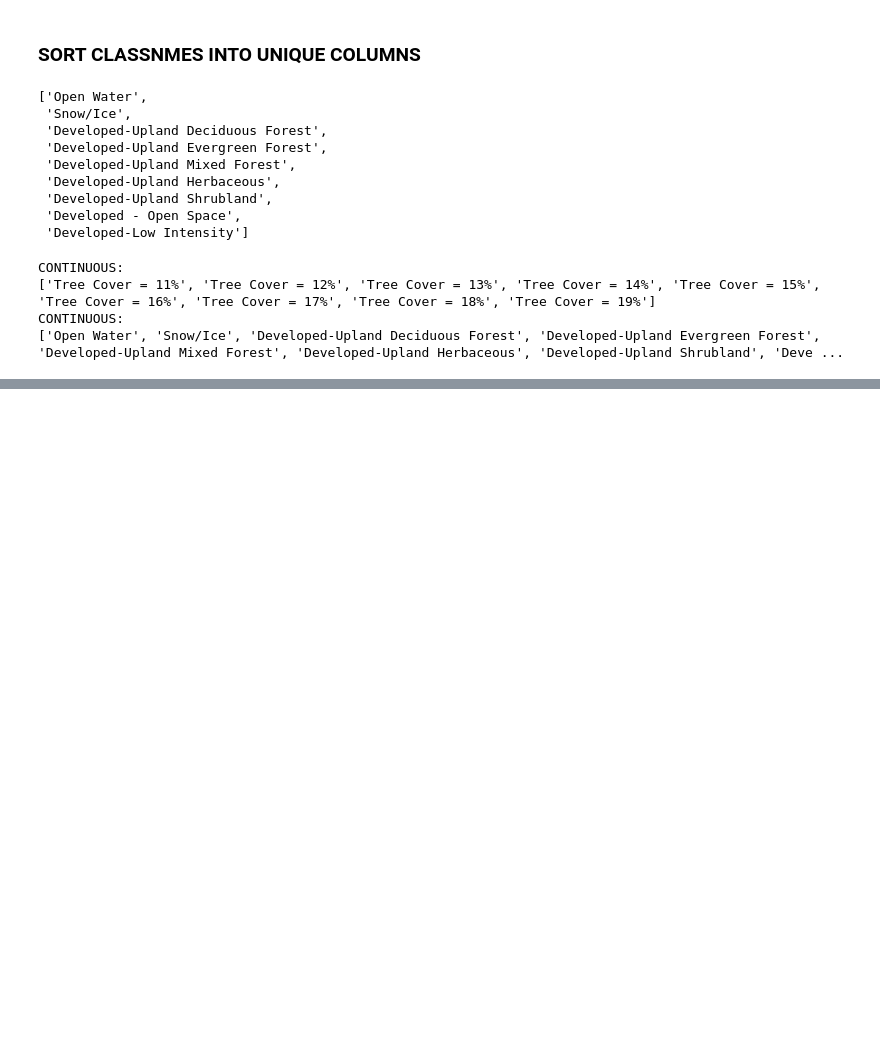
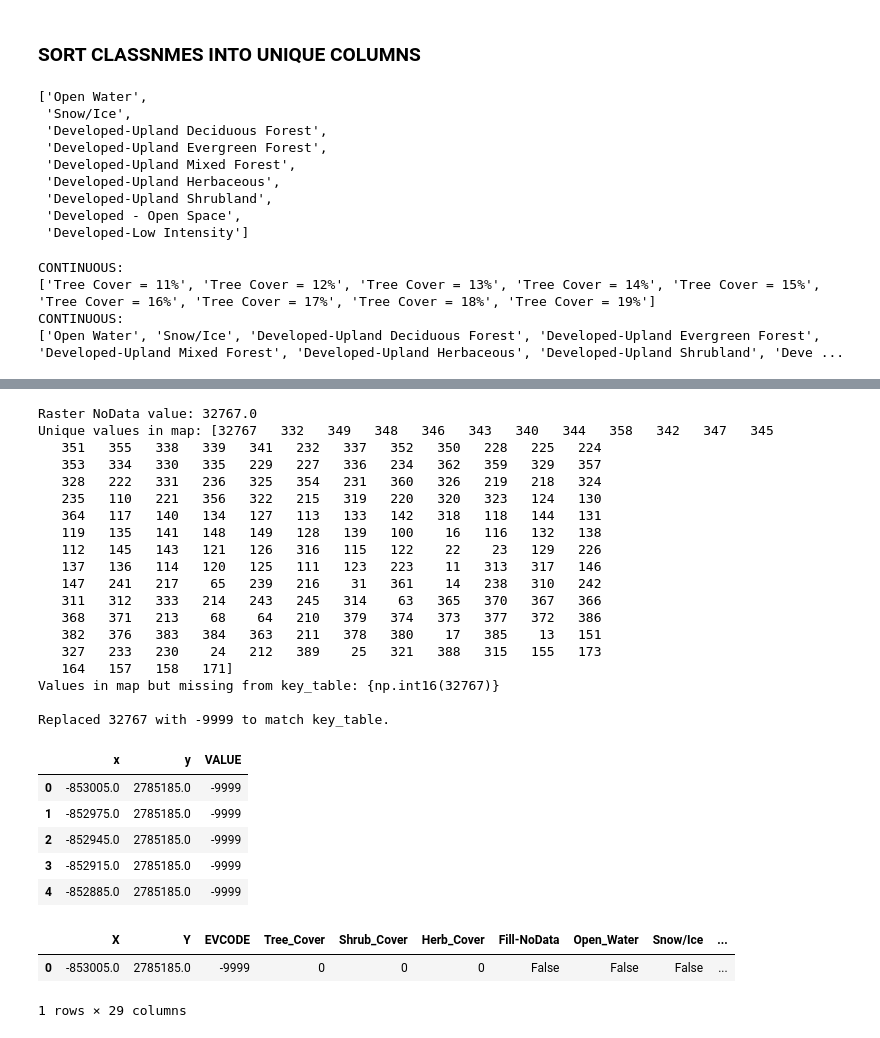
Before and after one commit to a-taylor1/DATA450_Team5, a Jupyter notebook: datamining_project2.ipynb, the cells around one changed output, grey strips where cells are left out. Cells and saved outputs as stored; diff of their text form; code cells hidden in the pictures; blank space fills up the shorter version.

```diff
--- a/datamining_project2.ipynb
+++ b/datamining_project2.ipynb
@@ -169,0 +130,77 @@ result_df
+# %%
+import rasterio
+import numpy as np
+import pandas as pd
+
+# 1. First, create map_df by reading the raster
+with rasterio.open('LF2024_EVC_CONUS.tif') as src:
+    band = src.read(1)
+    transform = src.transform
+    cols, rows = np.meshgrid(np.arange(src.width), np.arange(src.height))
+    xs, ys = transform * (cols, rows)
+
+map_df = pd.DataFrame({
+    'x': xs.flatten(),
+    'y': ys.flatten(),
+    'VALUE': band.flatten()
+})
+
+# 2. Check the raster's official NoData value
+with rasterio.open('LF2024_EVC_CONUS.tif') as src:
+    print(f"Raster NoData value: {src.nodata}")
+
+# 3. Find unique values in our map dataframe
+unique_map_values = map_df['VALUE'].unique()
+print(f"Unique values in map: {unique_map_values}")
+
+# 4. Find which values are missing from the key_table
+missing_from_key = set(unique_map_values) - set(key_table['VALUE'])
+print(f"Values in map but missing from key_table: {missing_from_key}")
+
+# 5. Map the raster's NoData value (32767) to the key_table's NoData value (-9999)
+map_df['VALUE'] = map_df['VALUE'].replace(32767, -9999)
+print("\nReplaced 32767 with -9999 to match key_table.")
+display(map_df.head())
+# %% [output]
+Raster NoData value: 32767.0
+Unique values in map: [32767   332   349   348   346   343   340   344   358   342   347   345
+   351   355   338   339   341   232   337   352   350   228   225   224
+   353   334   330   335   229   227   336   234   362   359   329   357
+   328   222   331   236   325   354   231   360   326   219   218   324
+   235   110   221   356   322   215   319   220   320   323   124   130
+   364   117   140   134   127   113   133   142   318   118   144   131
+   119   135   141   148   149   128   139   100    16   116   132   138
+   112   145   143   121   126   316   115   122    22    23   129   226
+   137   136   114   120   125   111   123   223    11   313   317   146
+   147   241   217    65   239   216    31   361    14   238   310   242
+   311   312   333   214   243   245   314    63   365   370   367   366
+   368   371   213    68    64   210   379   374   373   377   372   386
+   382   376   383   384   363   211   378   380    17   385    13   151
+   327   233   230    24   212   389    25   321   388   315   155   173
+   164   157   158   171]
+Values in map but missing from key_table: {np.int16(32767)}
+
+Replaced 32767 with -9999 to match key_table.
+|  | x | y | VALUE |
+| 0 | -853005.0 | 2785185.0 | -9999 |
+| 1 | -852975.0 | 2785185.0 | -9999 |
+| 2 | -852945.0 | 2785185.0 | -9999 |
+| 3 | -852915.0 | 2785185.0 | -9999 |
+| 4 | -852885.0 | 2785185.0 | -9999 |
+# %%
+# Populate dataframe with default values
+new_data = {
+    'X' : map_df['x'],
+    'Y' : map_df['y'],
+    'EVCODE' : map_df['VALUE']
+}
+for c in continuous_formatted:
+  new_data[c] = 0
+for c in discrete_formatted:
+  new_data[c] = False
+new_df = pd.DataFrame(new_data)
+new_df[ (new_df['X'] == -853005.0) & (new_df['Y'] == 2785185.0) ]
+# %% [output]
+|  | X | Y | EVCODE | Tree_Cover | Shrub_Cover | Herb_Cover | Fill-NoData | Open_Water | Snow/Ice | ... |
+| 0 | -853005.0 | 2785185.0 | -9999 | 0 | 0 | 0 | False | False | False | ... |
+1 rows × 29 columns
```
Also changed, not shown: parts of 9 cells of this notebook.
